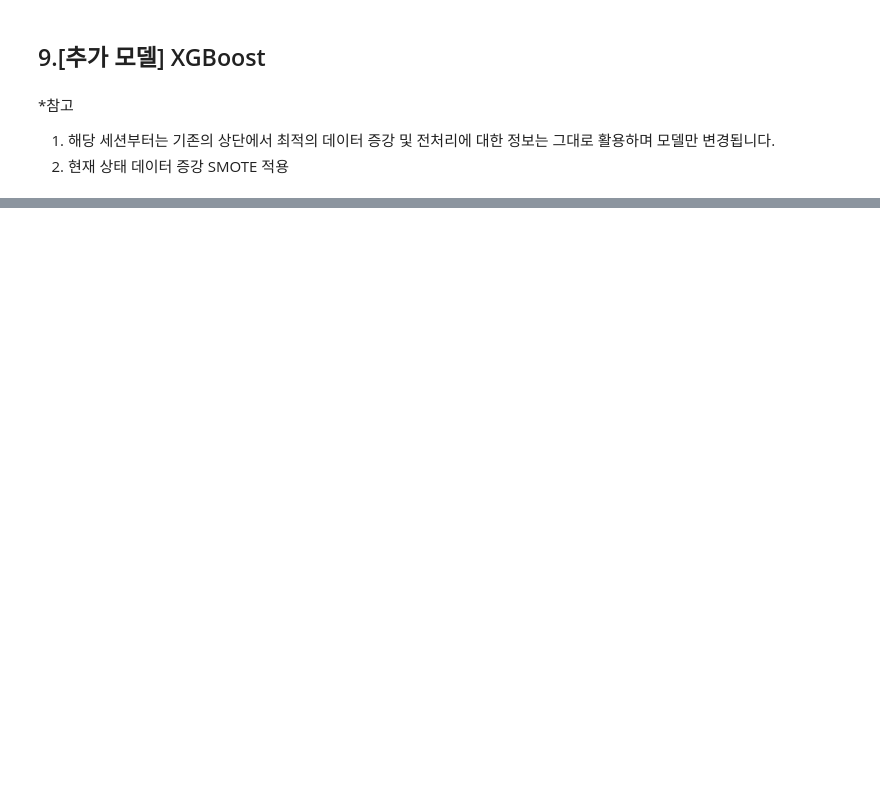
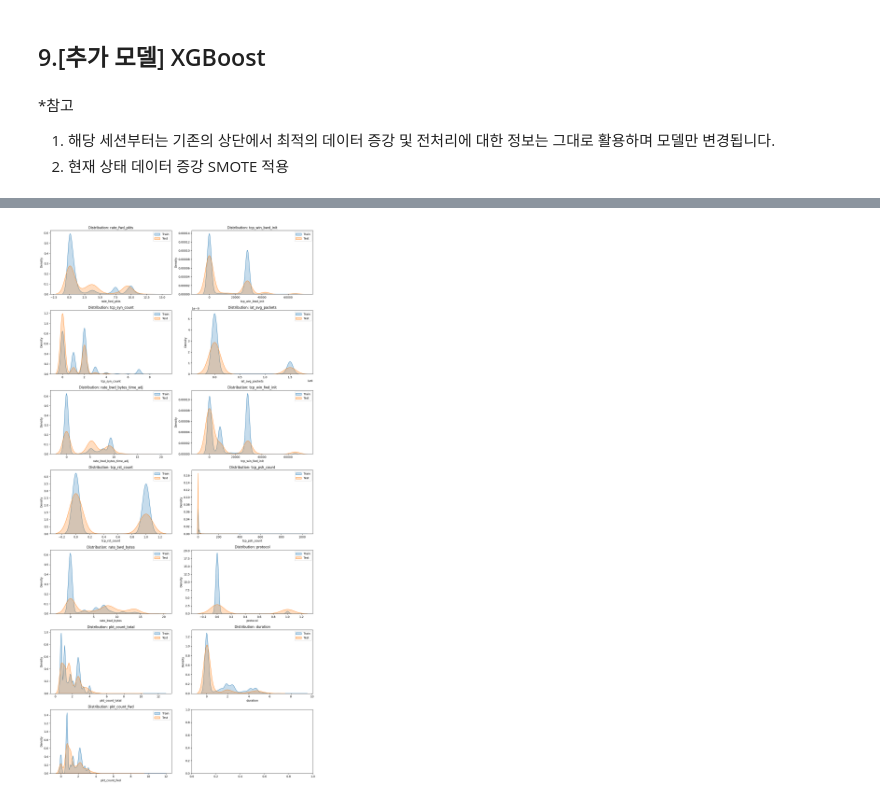
Before and after one commit to oh-seok-ju/DACON, a Jupyter notebook: 데이콘_해킹분석1차.ipynb, the cells around one changed output, grey strips where cells are left out. Saved outputs shown, nothing was run; the diff lists cells and outputs as text; code cells hidden in the pictures; blank space fills up the shorter version.

```diff
--- a/데이콘_해킹분석1차.ipynb
+++ b/데이콘_해킹분석1차.ipynb
@@ -1351,0 +1481,18 @@ print(f"XGBoost Accuracy: {accuracy_score(y_encoded_val, y_pred_xgb):.4f}")
+# %%
+log_cols = [
+    'duration', 'rate_fwd_pkts', 'rate_bwd_bytes',
+    'pkt_count_fwd', 'pkt_count_bwd', 'pkt_count_total',
+    'rate_bwd_bytes_time_adj', 'payload_fwd_mean', 'payload_bwd_mean',
+]
+
+
+# 1. 깊은 복사 / 대입 복사 진행 시 작동을 안함
+X_train_res_scale = X_train_res.copy()
+X_test_res_scale = real_test_data_x.copy()
+X_trainVal_res_scale = X_val.copy()
+
+# 2. 안전하게 log1p 변환 적용
+for col in log_cols:
+    X_train_res_scale[col] = np.log1p(pd.to_numeric(X_train_res_scale[col], errors='coerce'))
+    X_test_res_scale[col] = np.log1p(pd.to_numeric(X_test_res_scale[col], errors='coerce'))
+    X_trainVal_res_scale[col] = np.log1p(pd.to_numeric(X_trainVal_res_scale[col], errors='coerce'))
@@ -1351,0 +1699,7 @@ print(f"XGBoost Accuracy: {accuracy_score(y_encoded_val, y_pred_xgb):.4f}")
+# %%
+compare_cols = [
+    'rate_fwd_pkts', 'tcp_win_bwd_init', 'tcp_syn_count',
+    'iat_avg_packets', 'rate_bwd_bytes_time_adj',
+    'tcp_win_fwd_init', 'tcp_rst_count', 'tcp_psh_count',
+    'rate_bwd_bytes', 'protocol','pkt_count_total', 'duration', 'pkt_count_fwd'
+]
@@ -1351,0 +1751,21 @@ print(f"XGBoost Accuracy: {accuracy_score(y_encoded_val, y_pred_xgb):.4f}")
+# %%
+import matplotlib.pyplot as plt
+import seaborn as sns
+import numpy as np
+
+fig, axes = plt.subplots(nrows=(len(compare_cols) + 1) // 2, ncols=2, figsize=(14, 4 * ((len(compare_cols) + 1) // 2)))
+axes = axes.flatten()
+
+for i, col in enumerate(compare_cols):
+    train_series = pd.to_numeric(X_train_res[col], errors='coerce').replace([np.inf, -np.inf], np.nan).dropna()
+    test_series = pd.to_numeric(real_test_data_x[col], errors='coerce').replace([np.inf, -np.inf], np.nan).dropna()
+
+    sns.kdeplot(train_series, label='Train', ax=axes[i], fill=True, common_norm=False)
+    sns.kdeplot(test_series, label='Test', ax=axes[i], fill=True, common_norm=False)
+    axes[i].set_title(f'Distribution: {col}')
+    axes[i].legend()
+
+plt.tight_layout()
+plt.show()
+# %% [output]
+[figure, added]
```
Also changed, not shown: parts of 38 cells of this notebook.
